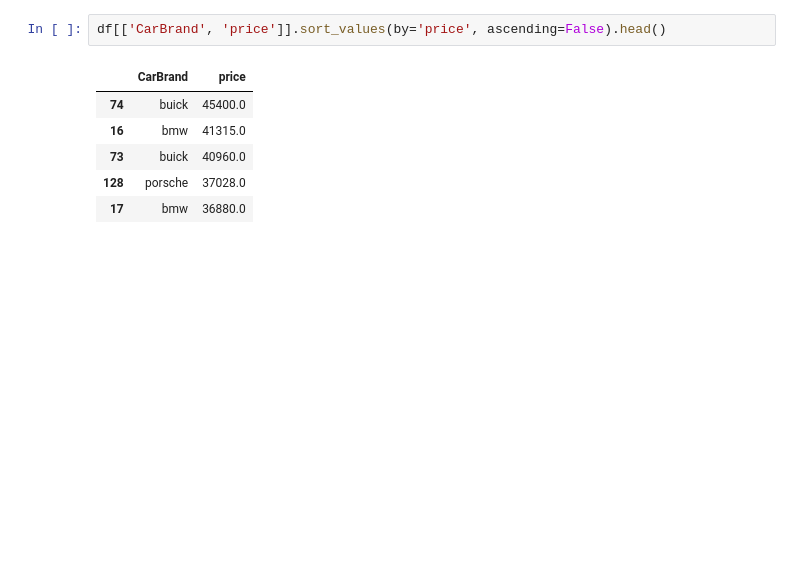
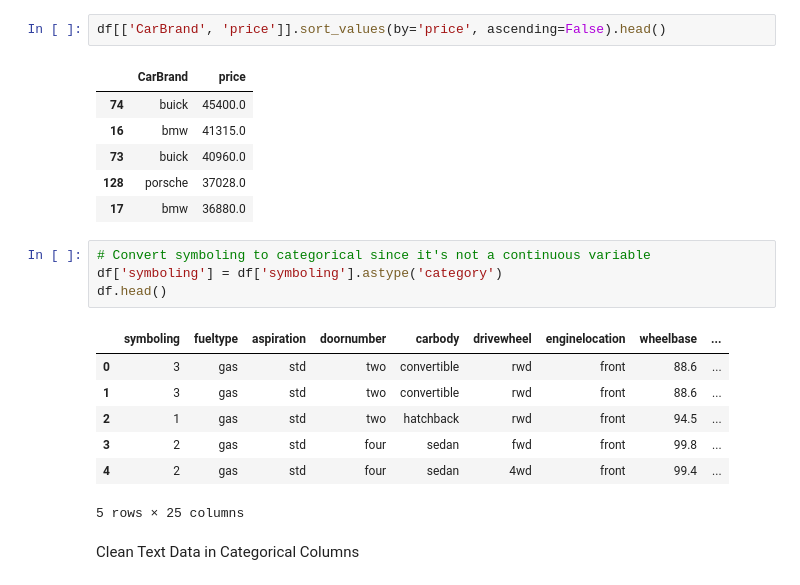
Before and after one commit to bitandrei/Car-Price-Analysis, a Jupyter notebook: jupyter_notebooks/data_investigation.ipynb, the cells around one changed output. Cells and saved outputs as stored; diff of their text form; blank space fills up the shorter version.

```diff
--- a/jupyter_notebooks/data_investigation.ipynb
+++ b/jupyter_notebooks/data_investigation.ipynb
@@ -184,3 +184,17 @@ df[['CarBrand', 'price']].sort_values(by='price', ascending=False).head()
 | 73 | buick | 40960.0 |
 | 128 | porsche | 37028.0 |
 | 17 | bmw | 36880.0 |
+# %%
+# Convert symboling to categorical since it's not a continuous variable
+df['symboling'] = df['symboling'].astype('category')
+df.head()
+# %% [output]
+|  | symboling | fueltype | aspiration | doornumber | carbody | drivewheel | enginelocation | wheelbase | ... |
+| 0 | 3 | gas | std | two | convertible | rwd | front | 88.6 | ... |
+| 1 | 3 | gas | std | two | convertible | rwd | front | 88.6 | ... |
+| 2 | 1 | gas | std | two | hatchback | rwd | front | 94.5 | ... |
+| 3 | 2 | gas | std | four | sedan | fwd | front | 99.8 | ... |
+| 4 | 2 | gas | std | four | sedan | 4wd | front | 99.4 | ... |
+5 rows × 25 columns
+# %% [markdown]
+Clean Text Data in Categorical Columns
```
Also changed, not shown: parts of 20 cells of this notebook, 1 other file.
